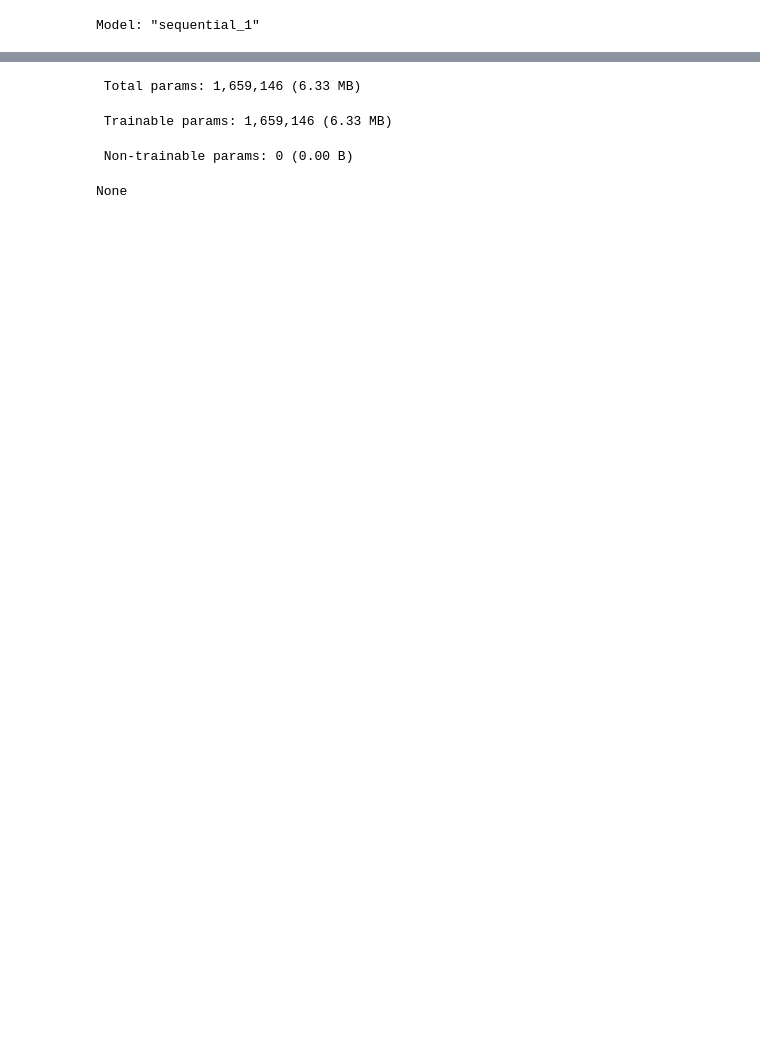
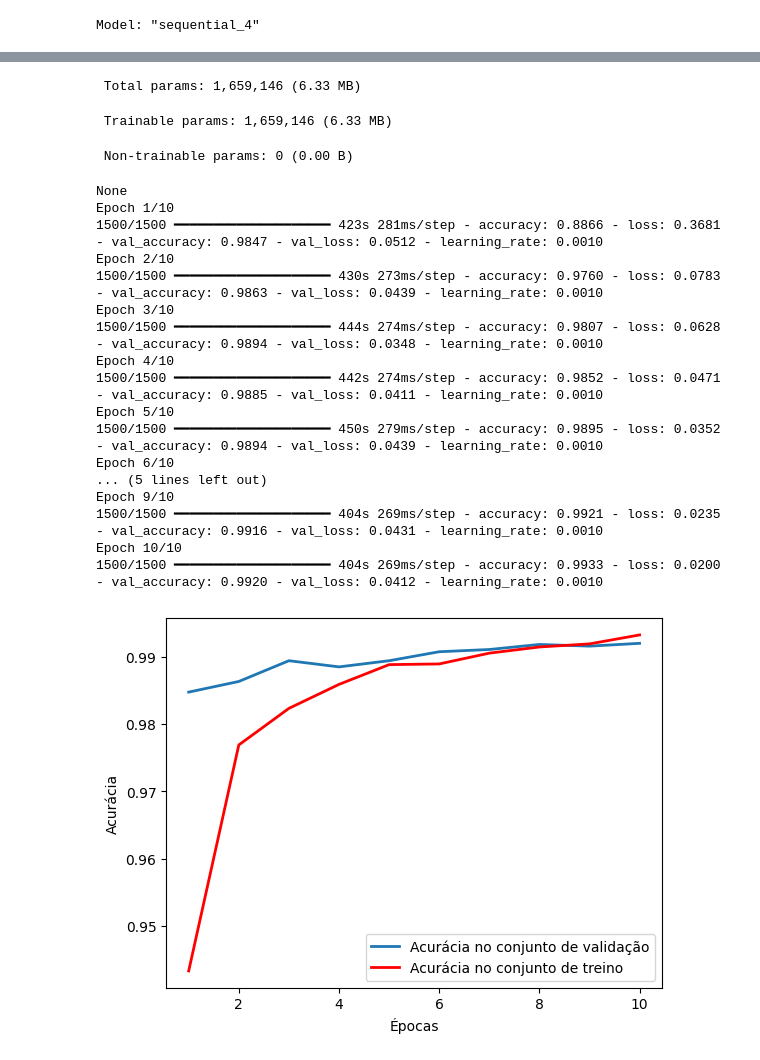
Before and after one commit to newtonfalbo/Machine-Learning, a Jupyter notebook: deep_learning.ipynb, the cells around one changed output, grey strips where cells are left out. Saved outputs shown, nothing was run; the diff lists cells and outputs as text; code cells hidden in the pictures; blank space fills up the shorter version.

```diff
--- a/deep_learning.ipynb
+++ b/deep_learning.ipynb
@@ -6,6 +6,11 @@ from tensorflow import keras
 from tensorflow.keras.models import Sequential
 from tensorflow.keras.layers import Conv2D, MaxPooling2D, Flatten, Dense, Dropout
 from tensorflow.keras.optimizers import Adam
+from tensorflow.keras.utils import to_categorical # Import to_categorical
+from tensorflow.keras.callbacks import ReduceLROnPlateau
+import matplotlib.pyplot as plt
+
+
 # Assuming you are working with MNIST dataset
 (x_train, y_train), (x_test, y_test) = keras.datasets.mnist.load_data()
 
@@ -14,6 +19,9 @@ from tensorflow.keras.optimizers import Adam
 ## esse processo torna nosso modelo menos variante a pequenas alterações
 x_train = x_train / 255
 x_test = x_test / 255
+
+# Add a channel dimension to the input data
+x_train = x_train.reshape(-1, 28, 28, 1)
 
 # Rest of your code remains the same
 model = Sequential()
@@ -31,8 +39,40 @@ model.add(Dense(10, activation='softmax'))
 optimi = Adam()
 model.compile(optimizer='adam', loss='categorical_crossentropy', metrics=['accuracy'])
 print(model.summary())
+
+# reduz o parâmetro de learning rate se não houver
+# melhoras em determinado número de epocas
+# útil para encontrar o mínimo global
+learning_rate_reduction = ReduceLROnPlateau(monitor='val_accuracy', # Changed to val_accuracy
+                                            patience=3,
+                                            verbose=1,
+                                            factor=0.5,
+                                            min_lr=0.00001)
+batch_size = 32
+epochs = 10
+
+# Convert y_train to one-hot encoded format
+y_train = to_categorical(y_train, num_classes=10)
+
+history = model.fit(x_train, y_train, batch_size=batch_size, epochs=epochs,
+                    validation_split=0.2, verbose=1, callbacks=[learning_rate_reduction])
+
+history_dict = history.history
+acc = history_dict['accuracy'] # Changed to accuracy
+val_acc = history_dict['val_accuracy'] # Changed to val_accuracy
+range_epochs = range(1, len(acc) + 1) # Changed Len to len
+
+plt.style.use('default')
+accuracy_val = plt.plot(range_epochs, val_acc, label='Acurácia no conjunto de validação')
+accuracy_train = plt.plot(range_epochs, acc, label='Acurácia no conjunto de treino', color="r")
+plt.setp(accuracy_val, linewidth=2.0)
+plt.setp(accuracy_train, linewidth=2.0)
+plt.xlabel('Épocas')
+plt.ylabel('Acurácia')
+plt.legend(loc="lower right")
+plt.show()
 # %% [output]
-Model: "sequential_1"
+Model: "sequential_4"
 ┏━━━━━━━━━━━━━━━━━━━━━━━━━━━━━━━━━━━━━━┳━━━━━━━━━━━━━━━━━━━━━━━━━━━━━┳━━━━━━━━━━━━━━━━━┓
 ┃ Layer (type)                         ┃ Output Shape                ┃         Param # ┃
 ┡━━━━━━━━━━━━━━━━━━━━━━━━━━━━━━━━━━━━━━╇━━━━━━━━━━━━━━━━━━━━━━━━━━━━━╇━━━━━━━━━━━━━━━━━┩
@@ -54,5 +94,22 @@ Model: "sequential_1"
 └──────────────────────────────────────┴─────────────────────────────┴─────────────────┘
  Total params: 1,659,146 (6.33 MB)
  Trainable params: 1,659,146 (6.33 MB)
  Non-trainable params: 0 (0.00 B)
 None
+Epoch 1/10
+1500/1500 ━━━━━━━━━━━━━━━━━━━━ 423s 281ms/step - accuracy: 0.8866 - loss: 0.3681 - val_accuracy: 0.9847 - val_loss: 0.0512 - learning_rate: 0.0010
+Epoch 2/10
+1500/1500 ━━━━━━━━━━━━━━━━━━━━ 430s 273ms/step - accuracy: 0.9760 - loss: 0.0783 - val_accuracy: 0.9863 - val_loss: 0.0439 - learning_rate: 0.0010
+Epoch 3/10
+1500/1500 ━━━━━━━━━━━━━━━━━━━━ 444s 274ms/step - accuracy: 0.9807 - loss: 0.0628 - val_accuracy: 0.9894 - val_loss: 0.0348 - learning_rate: 0.0010
+Epoch 4/10
+1500/1500 ━━━━━━━━━━━━━━━━━━━━ 442s 274ms/step - accuracy: 0.9852 - loss: 0.0471 - val_accuracy: 0.9885 - val_loss: 0.0411 - learning_rate: 0.0010
+Epoch 5/10
+1500/1500 ━━━━━━━━━━━━━━━━━━━━ 450s 279ms/step - accuracy: 0.9895 - loss: 0.0352 - val_accuracy: 0.9894 - val_loss: 0.0439 - learning_rate: 0.0010
+Epoch 6/10
+... (5 lines left out)
+Epoch 9/10
+1500/1500 ━━━━━━━━━━━━━━━━━━━━ 404s 269ms/step - accuracy: 0.9921 - loss: 0.0235 - val_accuracy: 0.9916 - val_loss: 0.0431 - learning_rate: 0.0010
+Epoch 10/10
+1500/1500 ━━━━━━━━━━━━━━━━━━━━ 404s 269ms/step - accuracy: 0.9933 - loss: 0.0200 - val_accuracy: 0.9920 - val_loss: 0.0412 - learning_rate: 0.0010
+[figure, added]
```
Also changed, not shown: parts of 1 cell of this notebook.
